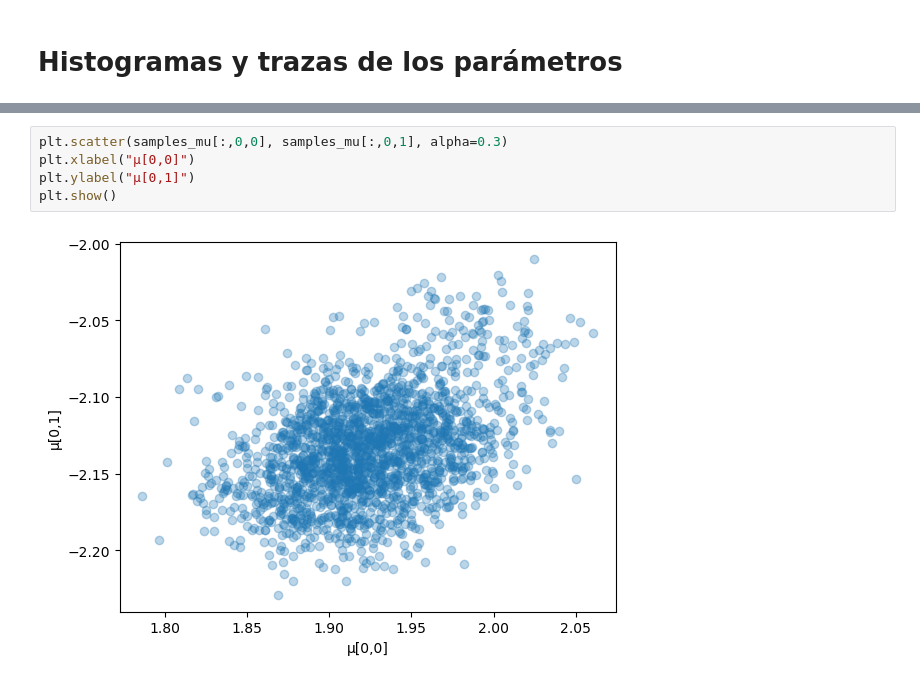
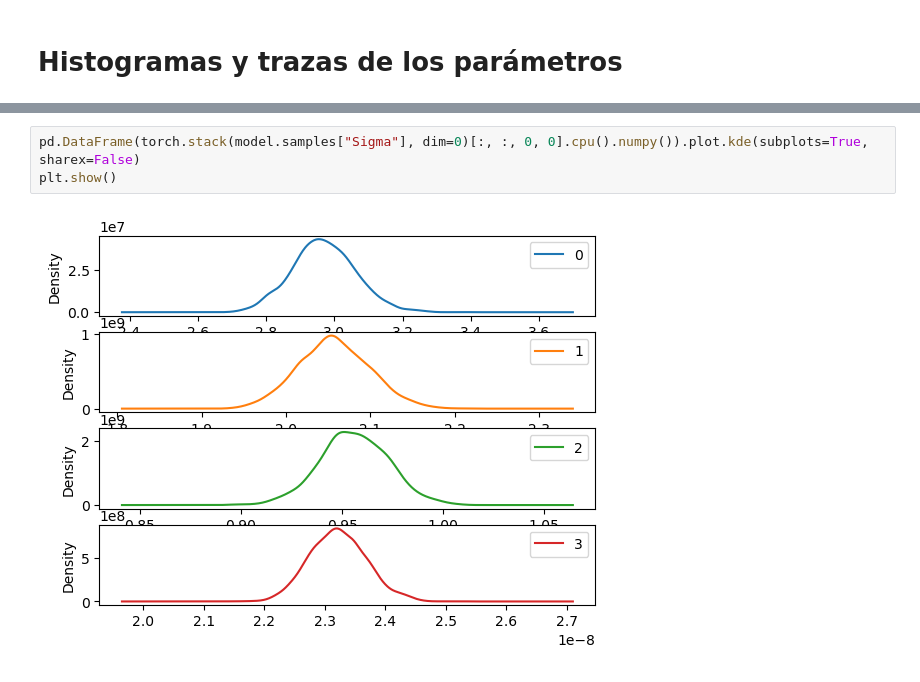
Before and after one commit to yaelrsc/Computaci-n-estad-stica-2026-2, a Jupyter notebook: Proyectos/EM_for_Gaussian_Mixture_Models.ipynb, the cells around one changed output, grey strips where cells are left out. Drawn from its saved outputs; the diff is of its cells as text.

```diff
--- a/Proyectos/EM_for_Gaussian_Mixture_Models.ipynb
+++ b/Proyectos/EM_for_Gaussian_Mixture_Models.ipynb
@@ -1660,7 +1639,5 @@ plt.show()
 # %%
-plt.scatter(samples_mu[:,0,0], samples_mu[:,0,1], alpha=0.3)
-plt.xlabel("μ[0,0]")
-plt.ylabel("μ[0,1]")
+pd.DataFrame(torch.stack(model.samples["Sigma"], dim=0)[:, :, 0, 0].cpu().numpy()).plot.kde(subplots=True, sharex=False)
 plt.show()
 # %% [output]
-[figure, old version]
+[figure, new version]
```
Also changed, not shown: parts of 9 cells of this notebook.
